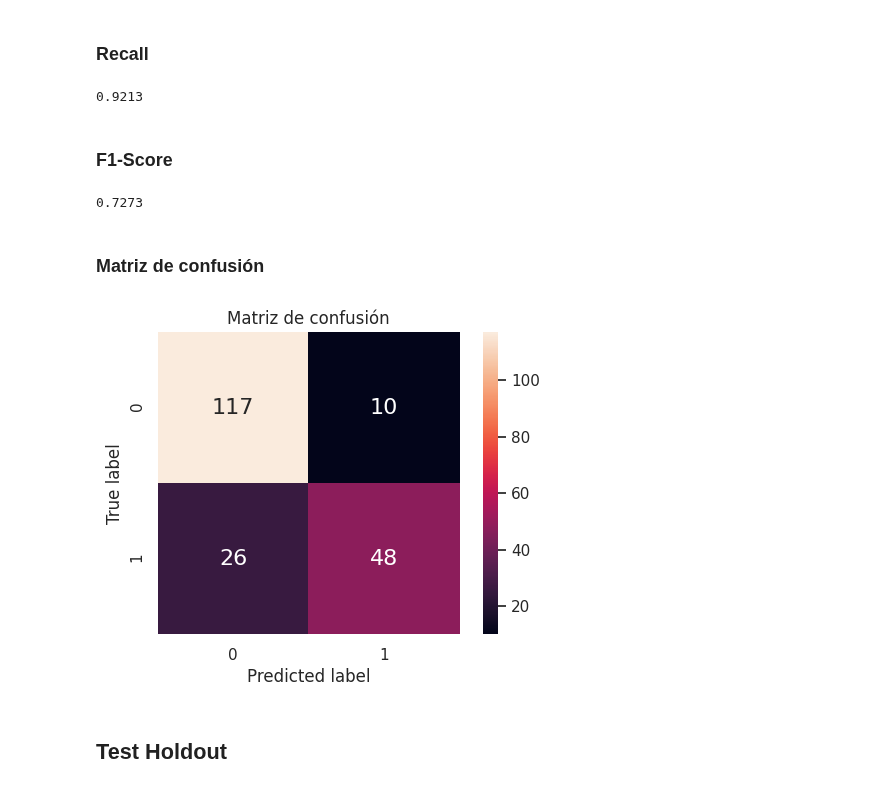
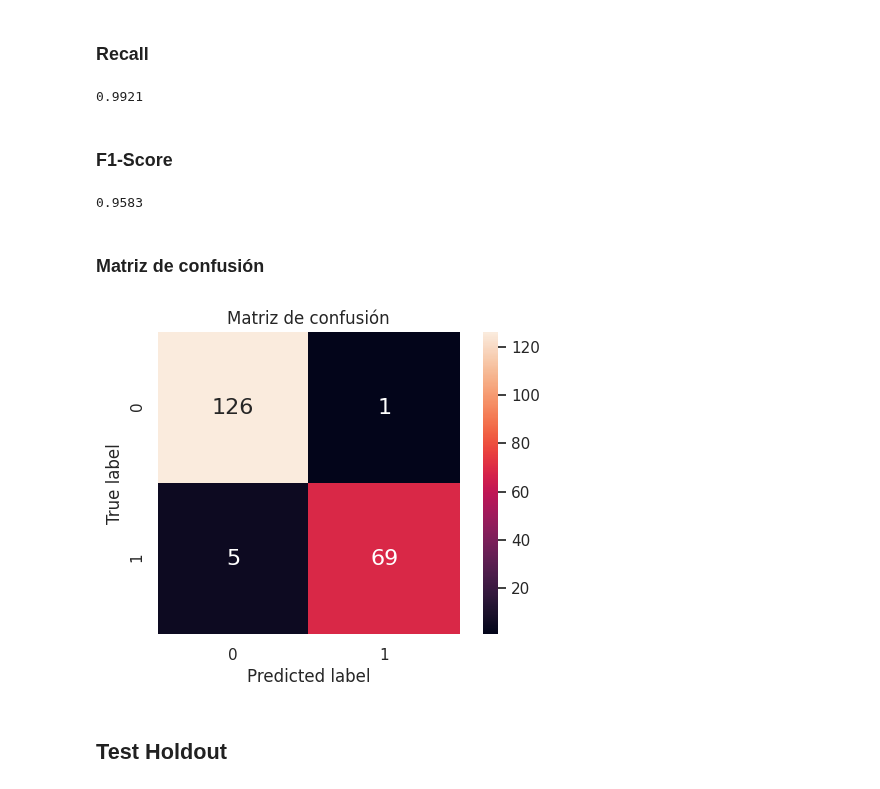
Before and after one commit to JuanOpizzi/Datos-2020-2c, a Jupyter notebook: TP2/gradient_boosting.ipynb, the cells around one changed output. Cells and saved outputs as stored; diff of their text form; code cells hidden in the pictures.

```diff
--- a/TP2/RandomForest.ipynb
+++ b/TP2/gradient_boosting.ipynb
@@ -80,16 +77,16 @@ X_train, X_test, y_train, y_test = train_test_split(X, y, random_state=117)
 # %%
-params = {'max_samples': np.arange(1, 50),
-          'min_samples_split': np.arange(1, 50),
-          'max_features': np.arange(1, 50),
-          'n_estimators': np.arange(1, 50),
-          'criterion': ['gini', 'entropy']
+params = {'min_samples_split': np.arange(1, 16),
+          'max_depth': np.arange(1, 35),
+          'n_estimators': np.arange(75, 125),
+          'learning_rate': [0.1, 0.2, 0.4, 0.7],
+          'criterion': ['friedman_mse', 'mse', 'mae'],
+          'loss': ['deviance', 'exponential'],
          }
 
-model_forest = RandomForestClassifier(random_state=117)
+model_boosting = GradientBoostingClassifier(random_state=117)
 
-rgscv = RandomizedSearchCV(
-    model_forest, params, n_iter=500, scoring='roc_auc', cv=5, return_train_score=True
-).fit(X_train, y_train)
+rgscv = RandomizedSearchCV(model_boosting, params, n_iter=60, scoring='roc_auc',
+                           cv=5, return_train_score=True).fit(X_train, y_train)
 # %%
 print(f"Best score: {rgscv.best_score_}")
 print(f"Best params {rgscv.best_params_}")
@@ -99,18 +96,18 @@ Best params {'n_estimators': 20, 'min_samples_split': 3, 'max_samples': 31, 'max
 # %%
-from sklearn.model_selection import KFold, StratifiedKFold
-
 kf = StratifiedKFold(n_splits=5)
 
 test_rocs = []
 for fold_idx, (train_index, test_index) in enumerate(kf.split(X, y)):
-    forest = RandomForestClassifier(random_state=117,
-                max_samples = rgscv.best_params_['max_samples'],
+    boosting = GradientBoostingClassifier(random_state=117,
+                n_estimators = rgscv.best_params_['n_estimators'],
                 min_samples_split = rgscv.best_params_['min_samples_split'],
-                max_features = rgscv.best_params_['max_features'],
-                n_estimators= rgscv.best_params_['n_estimators'],
-                criterion= rgscv.best_params_['criterion'])
-    forest.fit(X.iloc[train_index], y.iloc[train_index])
-    test_roc = roc_auc_score(y.iloc[test_index], forest.predict(X.iloc[test_index]))
+                max_depth = rgscv.best_params_['max_depth'],
+                loss = rgscv.best_params_['loss'],
+                learning_rate = rgscv.best_params_['learning_rate'],
+                criterion = rgscv.best_params_['criterion'],
+                )
+    boosting.fit(X.iloc[train_index], y.iloc[train_index])
+    test_roc = roc_auc_score(y.iloc[test_index], boosting.predict(X.iloc[test_index]))
     print(f"Fold {fold_idx}: AUC ROC score is {test_roc:.4f}")
     test_rocs.append(test_roc)
 print(f"Mean test AUC ROC is: {np.mean(test_rocs):.4f}")
@@ -145,36 +144,36 @@ print(f"{precision:.4f}")
 # %% [markdown]
 ### Recall
 # %%
-recall = recall_score(y_test, forest.predict(X_test), pos_label=0)
+recall = recall_score(y_test, boosting.predict(X_test), pos_label=0)
 print(f"{recall:.4f}")
 # %% [output]
-0.9213
+0.9921
 # %% [markdown]
 ### F1-Score
 # %%
-f1 = f1_score(y_test, forest.predict(X_test))
+f1 = f1_score(y_test, boosting.predict(X_test))
 print(f"{f1:.4f}")
 # %% [output]
-0.7273
+0.9583
 # %% [markdown]
 ### Matriz de confusión
 # %%
 def plot_confusion_matrix(y_true, y_pred):
     names = sorted(set(y_true))
     cm = confusion_matrix(y_true, y_pred, names)
     df_cm = pd.DataFrame(cm, names, names)
 
     plt.figure(dpi=100)
     plt.title("Matriz de confusión")
     sns.heatmap(df_cm, annot=True, annot_kws={"size": 16}, fmt='g', square=True)
     plt.ylabel("True label")
     plt.xlabel("Predicted label")
     plt.show()
 
 
-plot_confusion_matrix(y_test, forest.predict(X_test))
+plot_confusion_matrix(y_test, boosting.predict(X_test))
 # %% [output]
-[figure, old version]
+[figure, new version]
 # %% [markdown]
 ## Test Holdout
 # %%
```
Also changed, not shown: parts of 16 cells of this notebook, 12 other files.
